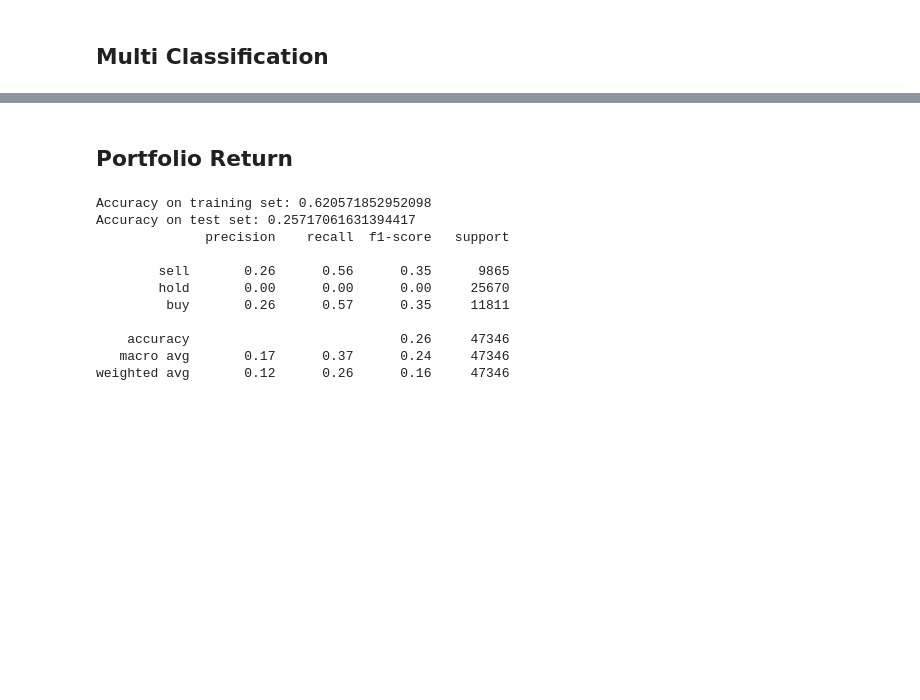
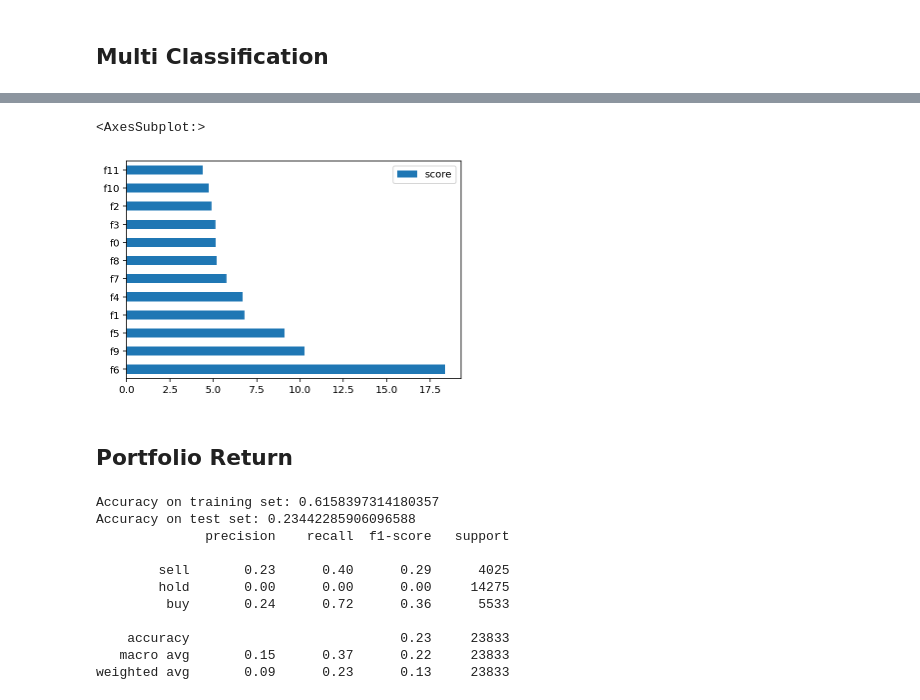
Before and after one commit to iewaij/tseu, a Jupyter notebook: notebooks/fundamental_backtest_mooom.ipynb, the cells around one changed output, grey strips where cells are left out. Drawn from its saved outputs; the diff is of its cells as text; code cells hidden in the pictures; blank space fills up the shorter version.

```diff
--- a/notebooks/fundamental_backtest_mooom.ipynb
+++ b/notebooks/fundamental_backtest_mooom.ipynb
@@ -187,8 +197,17 @@ weighted avg       0.09      0.23      0.12     42785
+# %%
+feature_important = xgb_clf.get_booster().get_score(importance_type="gain")
+keys = list(feature_important.keys())
+values = list(feature_important.values())
+data = pd.DataFrame(data=values, index=keys, columns=["score"]).sort_values(by="score", ascending=False)
+data.plot(kind='barh')
+# %% [output]
+<AxesSubplot:>
+[figure, added]
 # %% [markdown]
 ## Portfolio Return
 # %%
-df_train = df_mom.xs(slice("2002-01-01", "2008-01-01"), level="date", drop_level=False).groupby("date").apply(extreme)
-df_test = df_mom.xs(slice("2008-01-01", "2012-01-01"), level="date", drop_level=False)
+df_train = df_mom.xs(slice("2002-01-01", "2010-01-01"), level="date", drop_level=False).groupby("date").apply(extreme)
+df_test = df_mom.xs(slice("2010-01-01", "2012-01-01"), level="date", drop_level=False)
 X_train = df_train.drop(["y"], axis=1).to_numpy()
 y_train= threshold(df_train.y)
 X_test = df_test.drop(["y"], axis=1).to_numpy()
@@ -201,15 +220,15 @@ test_score = accuracy_score(y_test, y_pred)
 print(f"Accuracy on training set: {train_score}\nAccuracy on test set: {test_score}")
 print(classification_report(y_test, y_pred, target_names=["sell", "hold", "buy"]))
 # %% [output]
-Accuracy on training set: 0.620571852952098
-Accuracy on test set: 0.25717061631394417
+Accuracy on training set: 0.6158397314180357
+Accuracy on test set: 0.23442285906096588
               precision    recall  f1-score   support
 
-        sell       0.26      0.56      0.35      9865
-        hold       0.00      0.00      0.00     25670
-         buy       0.26      0.57      0.35     11811
+        sell       0.23      0.40      0.29      4025
+        hold       0.00      0.00      0.00     14275
+         buy       0.24      0.72      0.36      5533
 
-    accuracy                           0.26     47346
-   macro avg       0.17      0.37      0.24     47346
-weighted avg       0.12      0.26      0.16     47346
+    accuracy                           0.23     23833
+   macro avg       0.15      0.37      0.22     23833
+weighted avg       0.09      0.23      0.13     23833
 # %%
```
Also changed, not shown: parts of 23 cells of this notebook.
